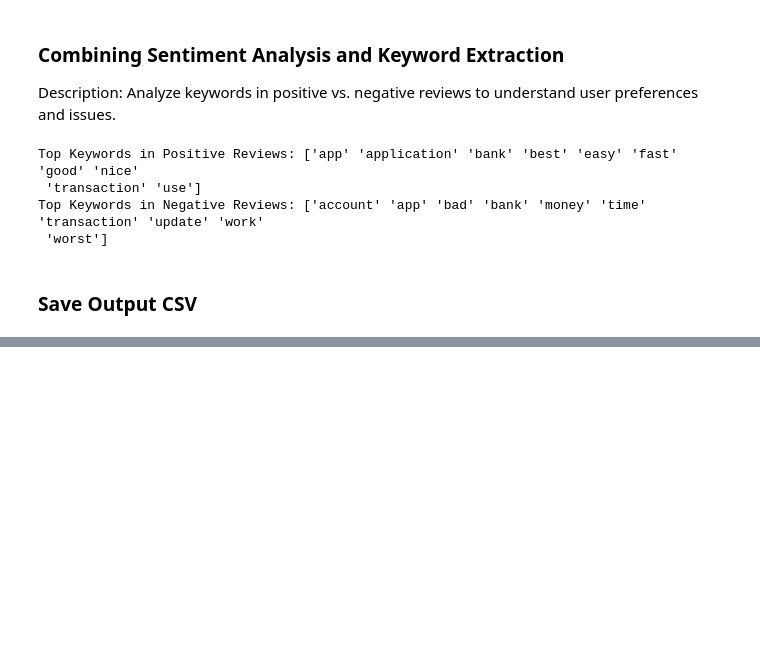
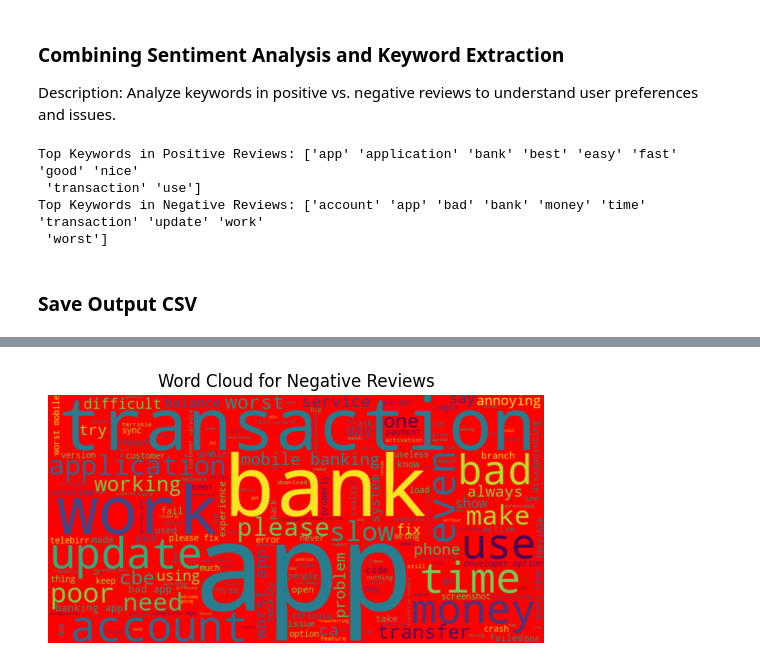
Before and after one commit to SimachewG/AIM_Week2_Customer_Experience_Analytics, a Jupyter notebook: notebook/Sentiment and Thematic Analysis.ipynb, the cells around one changed output, grey strips where cells are left out. Saved outputs shown, nothing was run; the diff lists cells and outputs as text; code cells hidden in the pictures; blank space fills up the shorter version.

```diff
--- a/notebook/Sentiment and Thematic Analysis.ipynb
+++ b/notebook/Sentiment and Thematic Analysis.ipynb
@@ -373,0 +429,9 @@ df.to_csv('bank_reviews_with_sentiment_themes.csv', index=False)
+# %%
+negative_text = ' '.join(negative_reviews)
+wordcloud = WordCloud(width=800, height=400, background_color='red').generate(negative_text)
+plt.imshow(wordcloud, interpolation='bilinear')
+plt.axis('off')
+plt.title('Word Cloud for Negative Reviews')
+plt.show()
+# %% [output]
+[figure, added]
```
Also changed, not shown: parts of 6 cells of this notebook.
